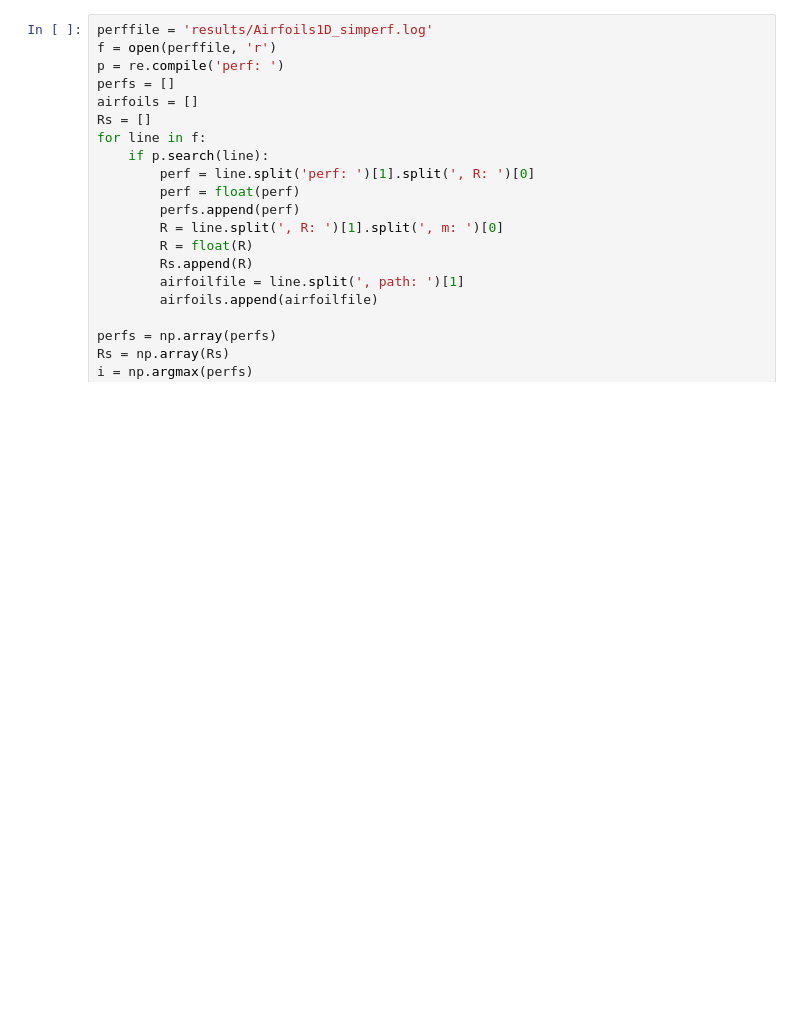
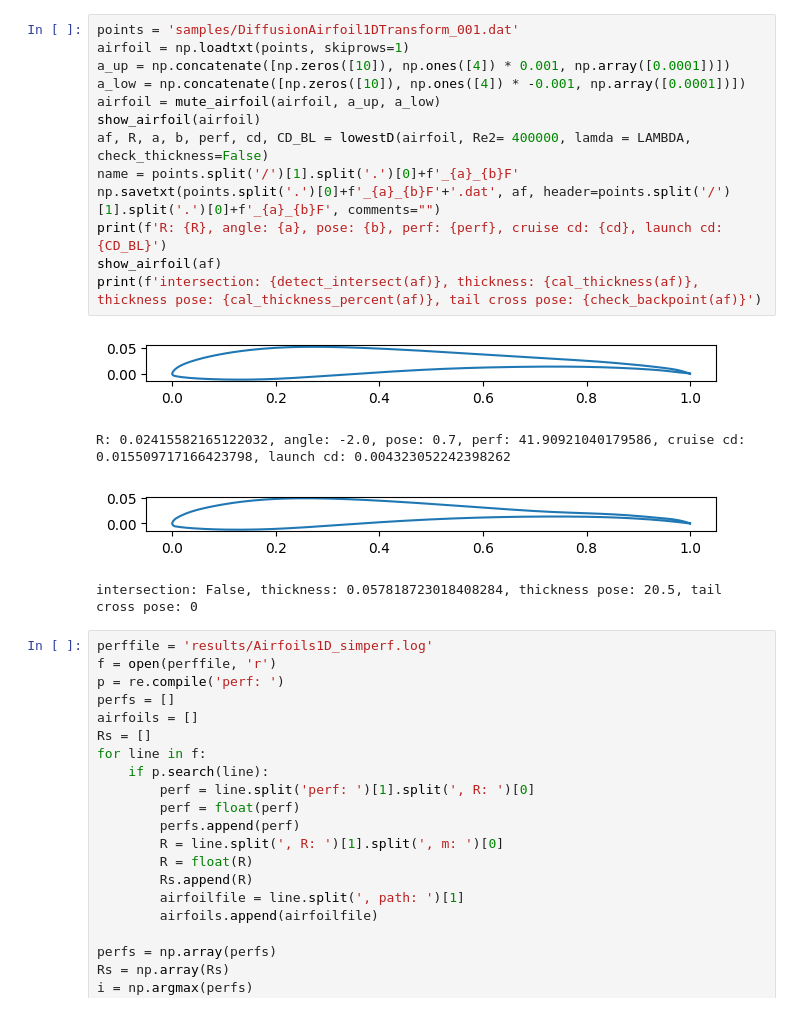
Before and after one commit to Karl-Liu-ch/DiffusionAirfoil, a Jupyter notebook: genetic.ipynb, the cells around one changed output. Drawn from its saved outputs; the diff is of its cells as text; blank space fills up the shorter version.

```diff
--- a/genetic.ipynb
+++ b/genetic.ipynb
@@ -20,3 +20,21 @@ intersection: False, thickness: 0.05645105282086074, thickness pose: 21.7, tail
+# %%
+points = 'samples/DiffusionAirfoil1DTransform_001.dat'
+airfoil = np.loadtxt(points, skiprows=1)
+a_up = np.concatenate([np.zeros([10]), np.ones([4]) * 0.001, np.array([0.0001])])
+a_low = np.concatenate([np.zeros([10]), np.ones([4]) * -0.001, np.array([0.0001])])
+airfoil = mute_airfoil(airfoil, a_up, a_low)
+show_airfoil(airfoil)
+af, R, a, b, perf, cd, CD_BL = lowestD(airfoil, Re2= 400000, lamda = LAMBDA, check_thickness=False)
+name = points.split('/')[1].split('.')[0]+f'_{a}_{b}F'
+np.savetxt(points.split('.')[0]+f'_{a}_{b}F'+'.dat', af, header=points.split('/')[1].split('.')[0]+f'_{a}_{b}F', comments="")
+print(f'R: {R}, angle: {a}, pose: {b}, perf: {perf}, cruise cd: {cd}, launch cd: {CD_BL}')
+show_airfoil(af)
+print(f'intersection: {detect_intersect(af)}, thickness: {cal_thickness(af)}, thickness pose: {cal_thickness_percent(af)}, tail cross pose: {check_backpoint(af)}')
+# %% [output]
+[figure, added]
+R: 0.02415582165122032, angle: -2.0, pose: 0.7, perf: 41.90921040179586, cruise cd: 0.015509717166423798, launch cd: 0.004323052242398262
+[figure, added]
+intersection: False, thickness: 0.057818723018408284, thickness pose: 20.5, tail cross pose: 0
 # %%
 perffile = 'results/Airfoils1D_simperf.log'
 f = open(perffile, 'r')
```
Also changed, not shown: parts of 2 cells of this notebook, 11 other files.
